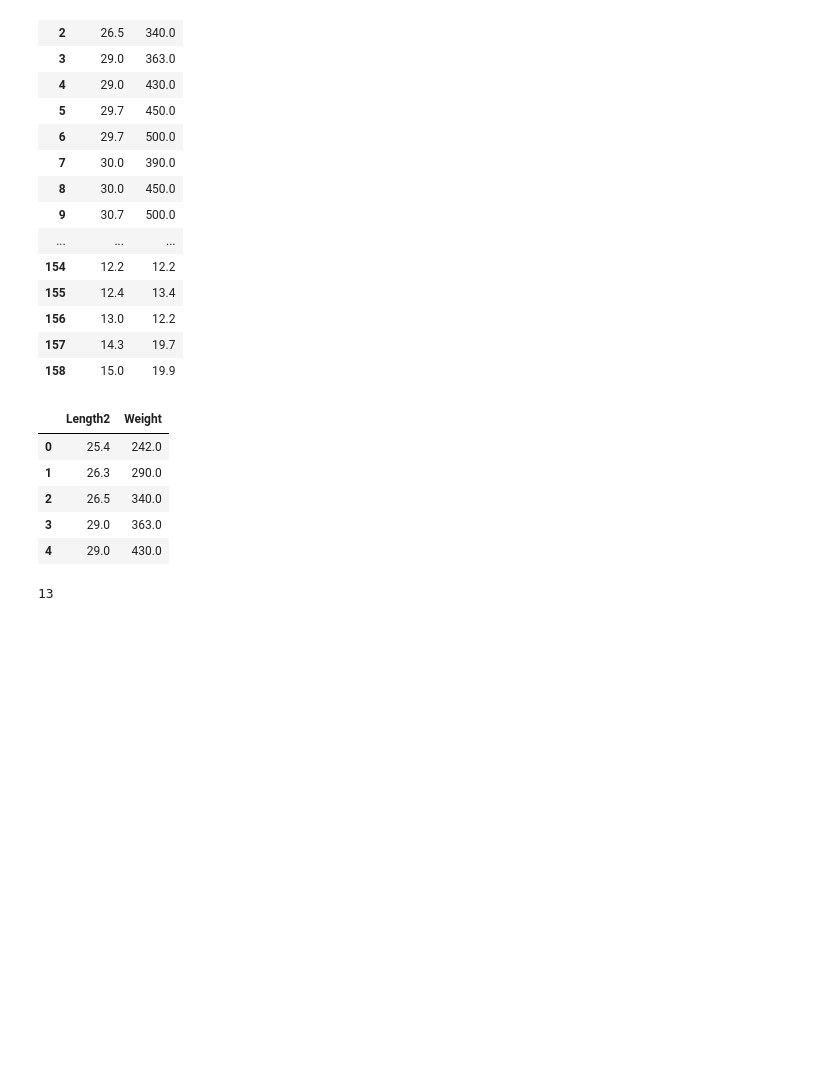
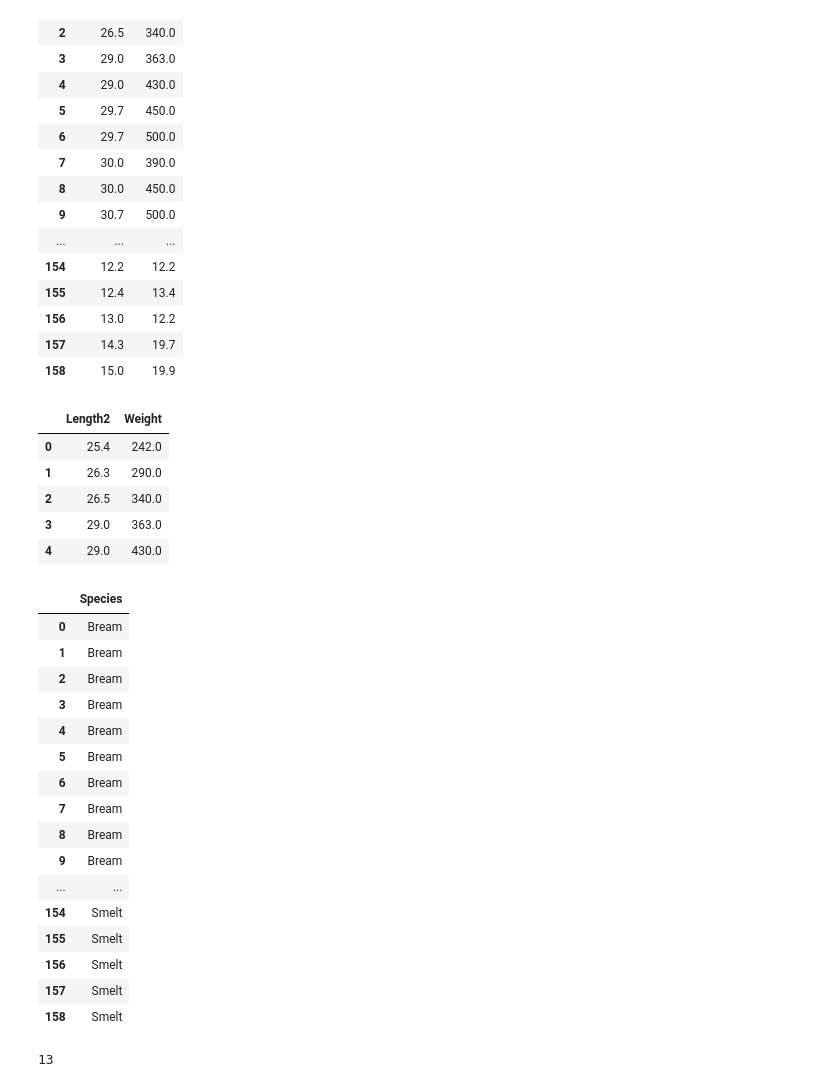
Before and after one commit to alslsol/ml, a Jupyter notebook: 2-2.ipynb, the cells around one changed output. Cells and saved outputs as stored; diff of their text form; code cells hidden in the pictures; blank space fills up the shorter version.

```diff
--- a/2-2.ipynb
+++ b/2-2.ipynb
@@ -43,9 +43,27 @@ fish_data.head()
 # %%
 # 0/1 대신 이름 자체를 활용해 전처리하기
 fish_target = df.loc[cond, ['Species']]
-
+fish_target
 # 섞고 쪼개는 과정을 메소드 활용해 압축하기
 # train_test_split(): 입력받은 리스트/배열을 훈련/데이터 세트로 알아서 나눠줌
+# %% [output]
+|  | Species |
+| 0 | Bream |
+| 1 | Bream |
+| 2 | Bream |
+| 3 | Bream |
+| 4 | Bream |
+| 5 | Bream |
+| 6 | Bream |
+| 7 | Bream |
+| 8 | Bream |
+| 9 | Bream |
+| ... | ... |
+| 154 | Smelt |
+| 155 | Smelt |
+| 156 | Smelt |
+| 157 | Smelt |
+| 158 | Smelt |
 # %%
 from sklearn.model_selection import train_test_split
 train_input, test_input, train_target, test_target = train_test_split(fish_data, fish_target)
```
Also changed, not shown: parts of 10 cells of this notebook.
